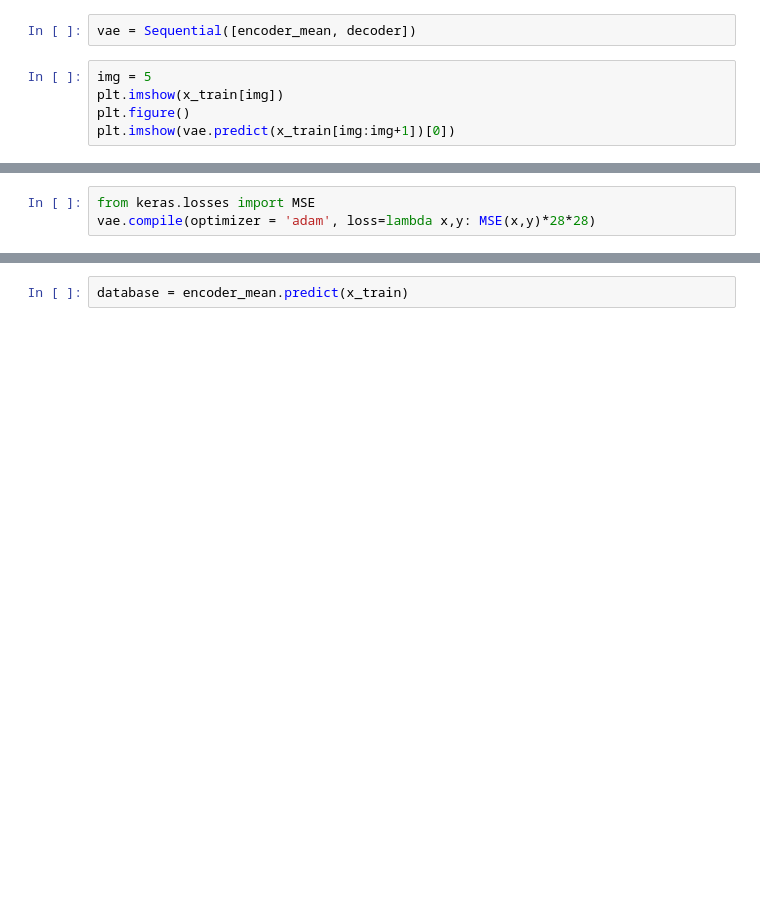
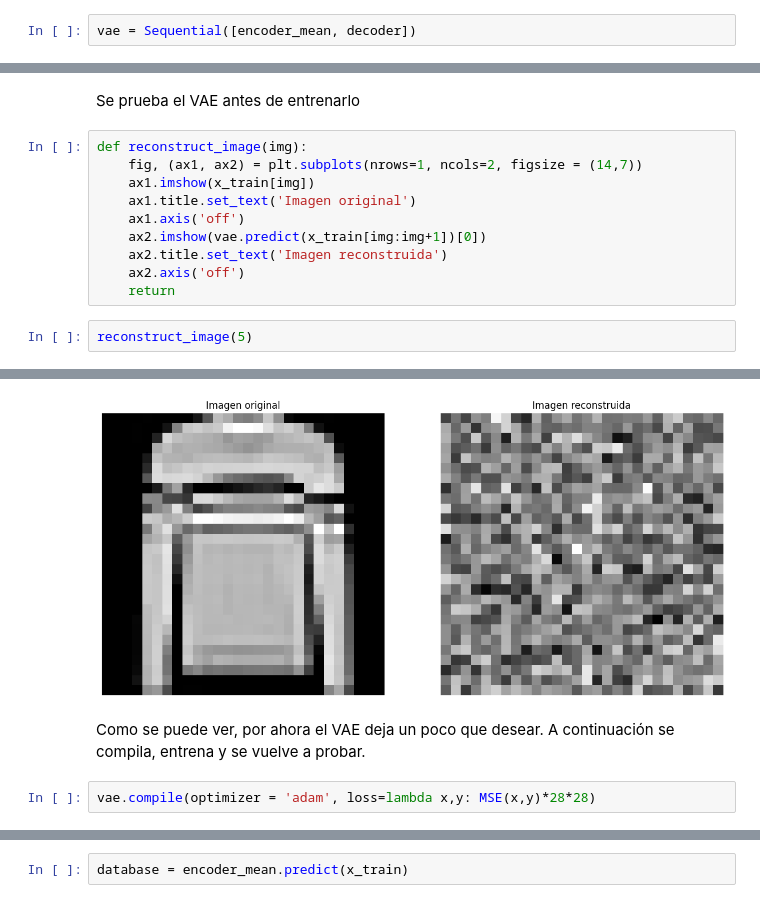
Before and after one commit to JaviLangeberGavilan/Practica_9_P1, a Jupyter notebook: PRACTICA/GENERATIVOS/EJERCICIO_2.ipynb, the cells around one changed output, grey strips where cells are left out. Saved outputs shown, nothing was run; the diff lists cells and outputs as text; blank space fills up the shorter version.

```diff
--- a/PRACTICA/GENERATIVOS/EJERCICIO_2.ipynb
+++ b/PRACTICA/GENERATIVOS/EJERCICIO_2.ipynb
@@ -245,7 +171,2 @@ decoder = Sequential([
 # %%
 vae = Sequential([encoder_mean, decoder])
-# %%
-img = 5
-plt.imshow(x_train[img])
-plt.figure()
-plt.imshow(vae.predict(x_train[img:img+1])[0])
@@ -256,0 +173,15 @@ plt.imshow(vae.predict(x_train[img:img+1])[0])
+# %% [markdown]
+Se prueba el VAE antes de entrenarlo
+# %%
+def reconstruct_image(img):
+    fig, (ax1, ax2) = plt.subplots(nrows=1, ncols=2, figsize = (14,7))
+    ax1.imshow(x_train[img])
+    ax1.title.set_text('Imagen original')
+    ax1.axis('off')
+    ax2.imshow(vae.predict(x_train[img:img+1])[0])
+    ax2.title.set_text('Imagen reconstruida')
+    ax2.axis('off')
+    return
+# %%
+reconstruct_image(5)
+# %% [output]
@@ -257,5 +189,7 @@ plt.imshow(vae.predict(x_train[img:img+1])[0])
+[figure, added]
+# %% [markdown]
+Como se puede ver, por ahora el VAE deja un poco que desear. A continuación se compila, entrena y se vuelve a probar.
 # %%
-from keras.losses import MSE
 vae.compile(optimizer = 'adam', loss=lambda x,y: MSE(x,y)*28*28)
 # %%
 n_epochs = 60
```
Also changed, not shown: parts of 64 cells of this notebook, 4 other files.
